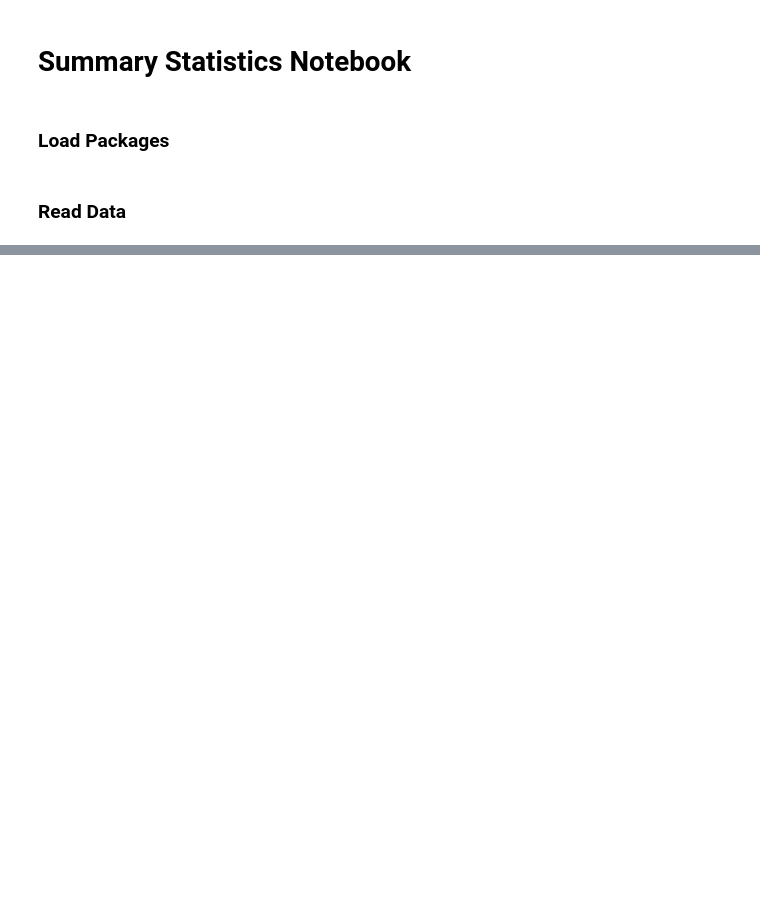
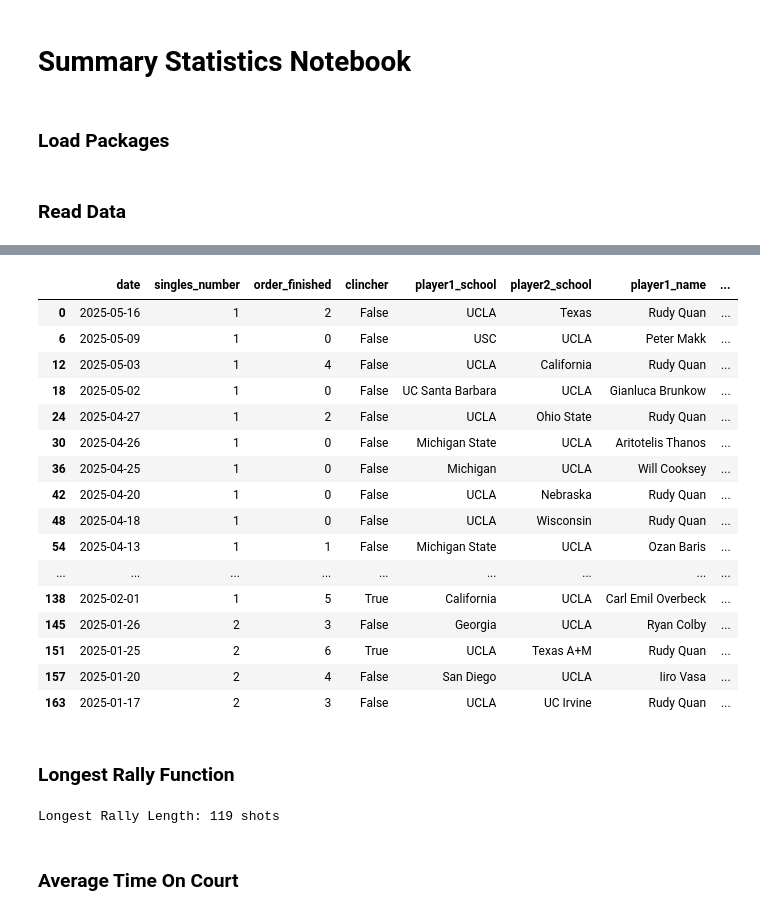
Before and after one commit to cjgimena/consulting-spring2025, a Jupyter notebook: season_report/summary_page/summary.ipynb, the cells around one changed output, grey strips where cells are left out. Drawn from its saved outputs; the diff is of its cells as text; code cells hidden in the pictures; blank space fills up the shorter version.

```diff
--- a/season_report/summary_page/summary.ipynb
+++ b/season_report/summary_page/summary.ipynb
@@ -88,0 +15,10 @@ avg_service_game_duration
+# %%
+# Dropdown with a non-valid default option
+choose_player_dropdown = widgets.Dropdown(
+    options=['-- Select --', 'Rudy Quan', 'Emon Van Loben Sels', 'Kaylan Bigun', 'Alexander Hoogmartens',
+             'Spencer Johnson', 'Aadarsh Tripathi', 'Giacomo Revelli', 'Gianluca Ballotta'],
+    value='-- Select --',
+    description='Category:'
+)
+
+display(choose_player_dropdown)
@@ -88,0 +27,7 @@ avg_service_game_duration
+# %%
+# Check selection before proceeding
+if choose_player_dropdown.value == '-- Select --':
+    raise ValueError("Please choose a valid category from the dropdown menu in the previous cell before proceeding.")
+
+# If valid, use the value
+player_name = choose_player_dropdown.value
@@ -88,0 +73,3 @@ avg_service_game_duration
+# %%
+matches = pd.read_csv('../../data/mens/matches_2025.csv')
+matches.head()
@@ -88,0 +83,36 @@ avg_service_game_duration
+# %%
+def filter_player(data, player_name):
+
+    data['player1_name'] = data['player1_name'].str.title()
+    data['player2_name'] = data['player2_name'].str.title()
+    data['match_winner'] = data['match_winner'].str.title()
+
+
+    # Filter for player_name
+    data = data[(data['player1_name'] == player_name) | (data['player2_name'] == player_name)]
+
+    return data
+
+matches_player = filter_player(matches, player_name)
+# %%
+matches_player
+# %% [output]
+|  | date | singles_number | order_finished | clincher | player1_school | player2_school | player1_name | ... |
+| 0 | 2025-05-16 | 1 | 2 | False | UCLA | Texas | Rudy Quan | ... |
+| 6 | 2025-05-09 | 1 | 0 | False | USC | UCLA | Peter Makk | ... |
+| 12 | 2025-05-03 | 1 | 4 | False | UCLA | California | Rudy Quan | ... |
+| 18 | 2025-05-02 | 1 | 0 | False | UC Santa Barbara | UCLA | Gianluca Brunkow | ... |
+| 24 | 2025-04-27 | 1 | 2 | False | UCLA | Ohio State | Rudy Quan | ... |
+| 30 | 2025-04-26 | 1 | 0 | False | Michigan State | UCLA | Aritotelis Thanos | ... |
+| 36 | 2025-04-25 | 1 | 0 | False | Michigan | UCLA | Will Cooksey | ... |
+| 42 | 2025-04-20 | 1 | 0 | False | UCLA | Nebraska | Rudy Quan | ... |
+| 48 | 2025-04-18 | 1 | 0 | False | UCLA | Wisconsin | Rudy Quan | ... |
+| 54 | 2025-04-13 | 1 | 1 | False | Michigan State | UCLA | Ozan Baris | ... |
+| ... | ... | ... | ... | ... | ... | ... | ... | ... |
+| 138 | 2025-02-01 | 1 | 5 | True | California | UCLA | Carl Emil Overbeck | ... |
+| 145 | 2025-01-26 | 2 | 3 | False | Georgia | UCLA | Ryan Colby | ... |
+| 151 | 2025-01-25 | 2 | 6 | True | UCLA | Texas A+M | Rudy Quan | ... |
+| 157 | 2025-01-20 | 2 | 4 | False | San Diego | UCLA | Iiro Vasa | ... |
+| 163 | 2025-01-17 | 2 | 3 | False | UCLA | UC Irvine | Rudy Quan | ... |
+# %% [markdown]
+### Longest Rally Function
@@ -88,0 +131,7 @@ avg_service_game_duration
+# %%
+longest_rally_length = longest_rally(combined_data_shots)
+print(f"Longest Rally Length: {longest_rally_length} shots")
+# %% [output]
+Longest Rally Length: 119 shots
+# %% [markdown]
+### Average Time On Court
```
Also changed, not shown: parts of 107 cells of this notebook, 13 other files.
